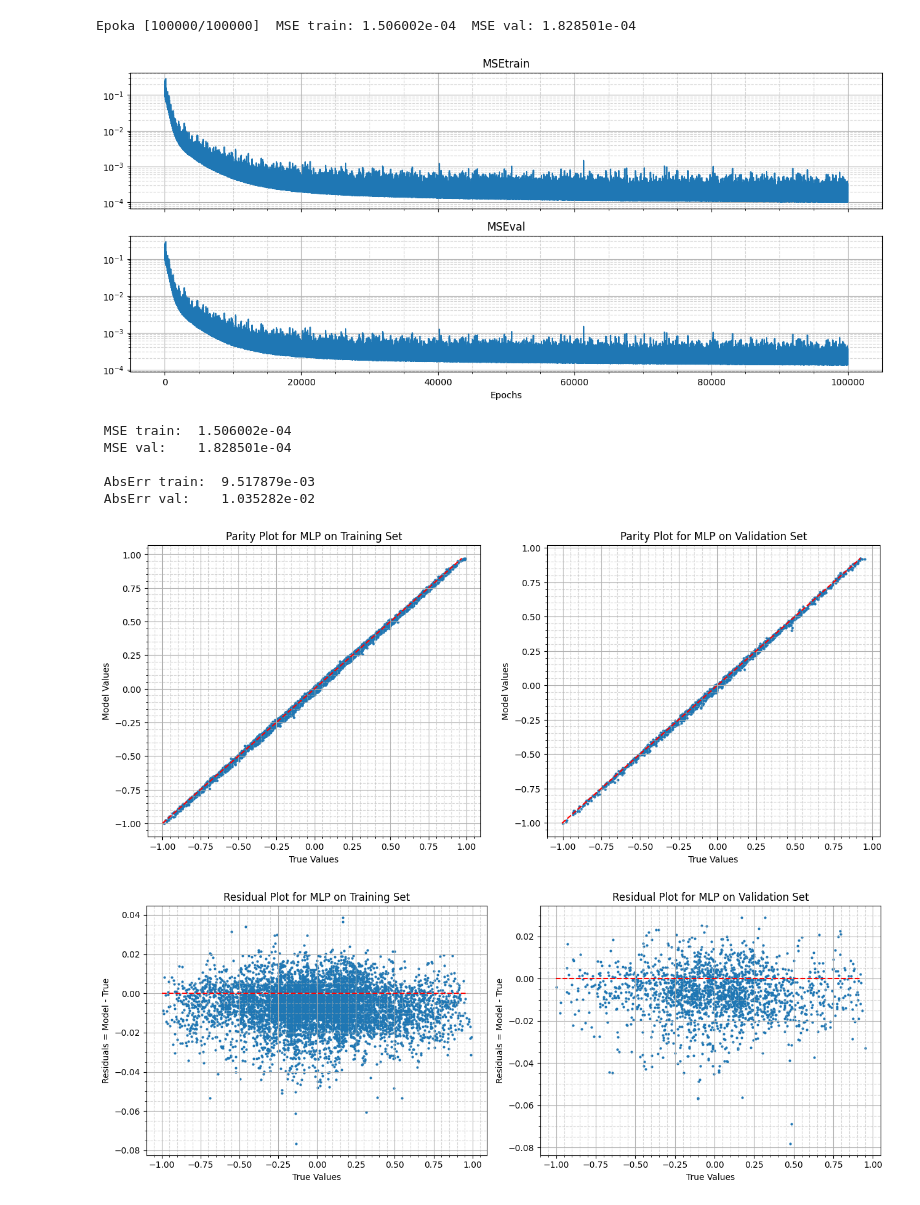
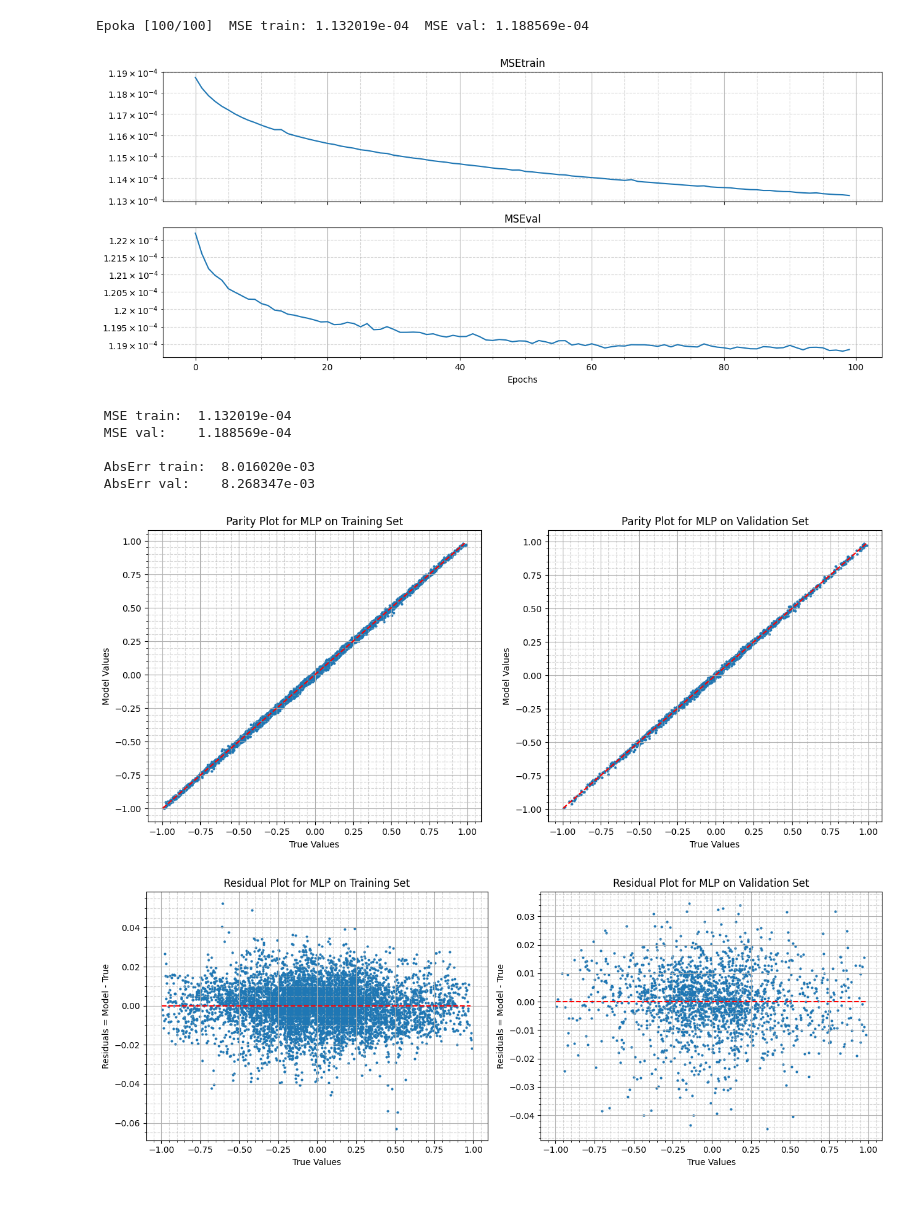
Before and after one commit to antonimarczuk123/NumericalPy, a Jupyter notebook: NeuralNetworks/MLPnumpy.ipynb, the cells around one changed output. Cells and saved outputs as stored; diff of their text form; code cells hidden in the pictures.

Commit message:
douczenie jeszcze 100 epok z dużym mini-batchem

```diff
--- a/NeuralNetworks/MLPnumpy.ipynb
+++ b/NeuralNetworks/MLPnumpy.ipynb
@@ -48,10 +48,10 @@ b2 = data['b2']
 # W2 = np.random.uniform(-1, 1, (1, n_hidden))
 # %%
 
-max_epochs = 100000 # maksymalna liczba epok
+max_epochs = 100 # maksymalna liczba epok
 learning_rate = 0.01 # współczynnik uczenia
 momentum = 0.9 # współczynnik momentum
-mb_size = 10 # rozmiar mini-batcha
+mb_size = 7000 # rozmiar mini-batcha
 
 
 # zerowa inicjalizacja poprzedniego kierunku minimalizacji
@@ -133,35 +133,35 @@ for i in range(max_epochs):
     MSEval = np.mean((W2 @ np.maximum(0, W1 @ X_val + B1) + b2 - Y_val) ** 2)
     print(f"\rEpoka [{i+1}/{max_epochs}]  MSE train: {MSEtrain:.6e}  MSE val: {MSEval:.6e}", end='')
 
     MSEtrainTab[i] = MSEtrain
     MSEvalTab[i] = MSEval
 
 
 # Wyświetlanie przebiegu uczenia
 
 fig1, (ax1, ax2) = plt.subplots(2, 1, figsize=(15, 6), sharex=True)
 
 ax1.plot(MSEtrainTab)
 ax1.set_yscale('log')
 ax1.set_title("MSEtrain")
 ax1.minorticks_on()  # włącza dodatkowe podziałki
 ax1.grid(True, which='major', linestyle='-')   # grubsze linie dla głównych
 ax1.grid(True, which='minor', linestyle='--', alpha=0.5)   # cieńsze dla pomocniczych
 
 ax2.plot(MSEvalTab)
 ax2.set_yscale('log')
 ax2.set_title("MSEval")
 ax2.set_xlabel("Epochs")
 ax2.minorticks_on()  # włącza dodatkowe podziałki
 ax2.grid(True, which='major', linestyle='-')   # grubsze linie dla głównych
 ax2.grid(True, which='minor', linestyle='--', alpha=0.5)   # cieńsze dla pomocniczych
 
 
 # Zapisanie wyznaczonych wag modelu
 # np.savez("MLP_model_weights.npz", W1=W1, B1=B1, W2=W2, b2=b2)
 # %% [output]
-Epoka [100000/100000]  MSE train: 1.506002e-04  MSE val: 1.828501e-04
+Epoka [100/100]  MSE train: 1.132019e-04  MSE val: 1.188569e-04
-[figure, old version]
+[figure, new version]
 # %%
 
 # --- Ocena modelu przed douczeniem ---
@@ -228,13 +228,13 @@ ax2.grid(True, which='minor', linestyle='--', alpha=0.5)   # cieńsze dla pomocn
 
 plt.tight_layout() # ładniej wyglądają wykresy
 # %% [output]
- MSE train:  1.506002e-04
- MSE val:    1.828501e-04
+ MSE train:  1.132019e-04
+ MSE val:    1.188569e-04
 
- AbsErr train:  9.517879e-03
- AbsErr val:    1.035282e-02
+ AbsErr train:  8.016020e-03
+ AbsErr val:    8.268347e-03
-[figure, old version]
+[figure, new version]
-[figure, old version]
+[figure, new version]
 # %%
 
 # Zapisanie wyznaczonych wag modelu
```
Also changed, not shown: parts of 1 cell of this notebook, 1 other file.
